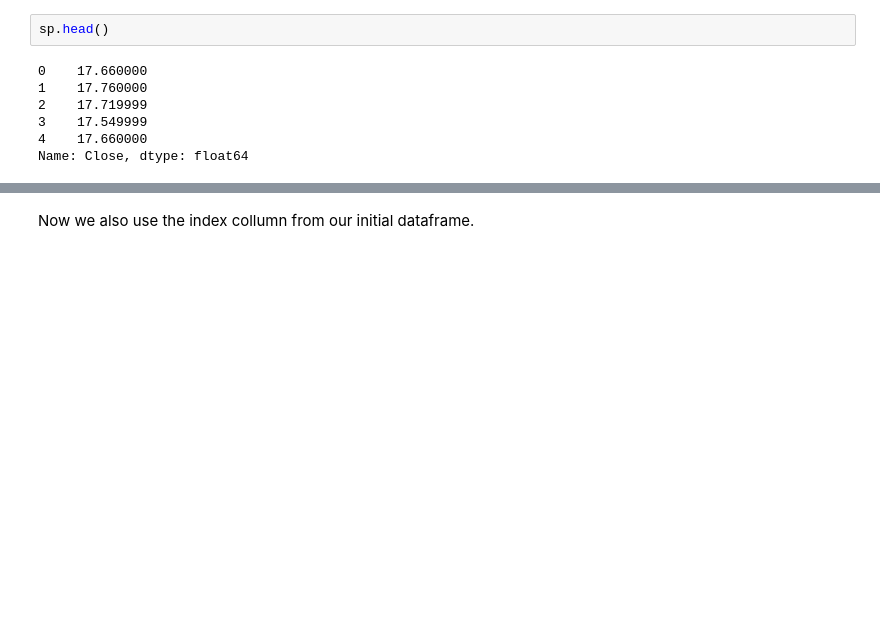
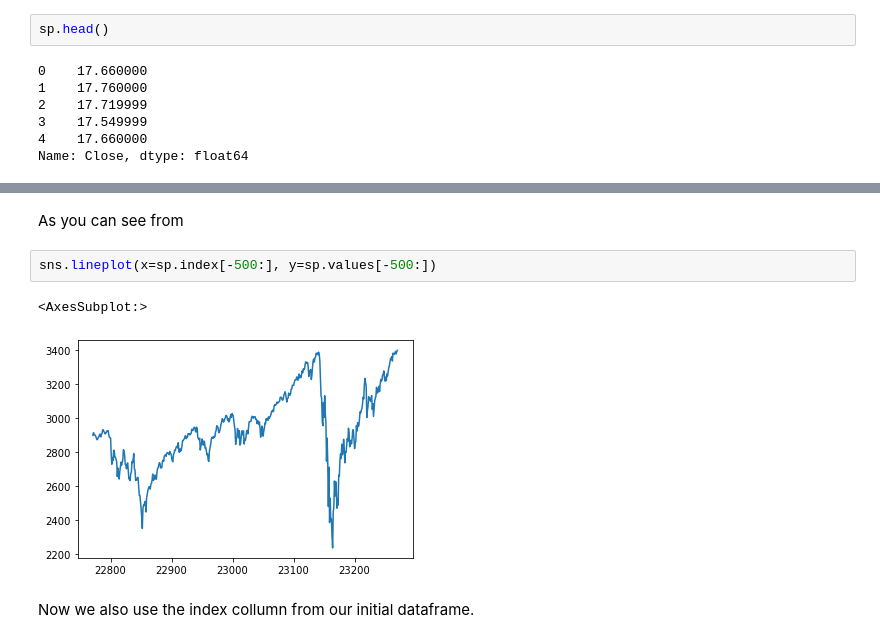
Before and after one commit to sonofhypnos/blog, a Jupyter notebook: _notebooks/2020-01-10.ipynb, the cells around one changed output, grey strips where cells are left out. Saved outputs shown, nothing was run; the diff lists cells and outputs as text; blank space fills up the shorter version.

```diff
--- a/_notebooks/2020-01-10.ipynb
+++ b/_notebooks/2020-01-10.ipynb
@@ -62,3 +91,10 @@ Name: Close, dtype: float64
+# %% [markdown]
+As you can see from
+# %%
+sns.lineplot(x=sp.index[-500:], y=sp.values[-500:])
+# %% [output]
+<AxesSubplot:>
+[figure, added]
 # %% [markdown]
 Now we also use the index collumn from our initial dataframe.
 # %%
```
Also changed, not shown: parts of 5 cells of this notebook.
